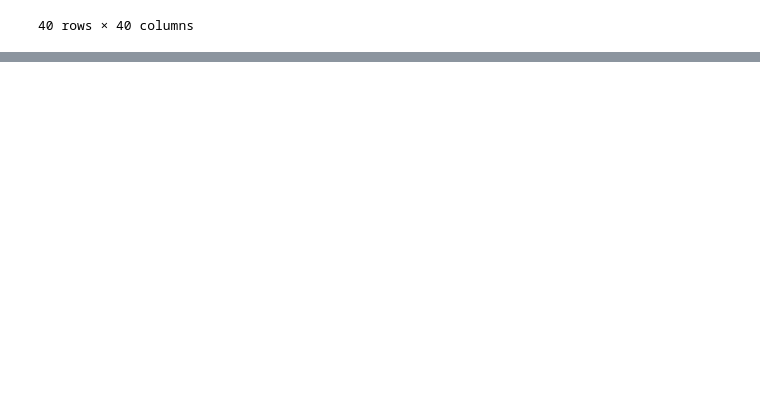
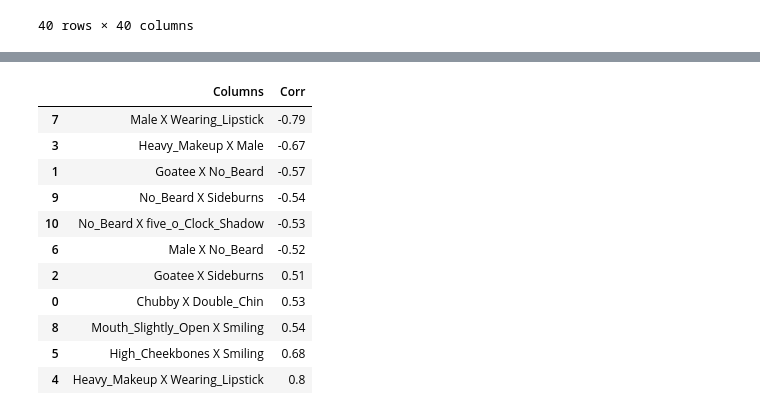
Before and after one commit to hrifanov/ml_project, a Jupyter notebook: Sprint_3/Explanatory_an_pic_attr/explanatory_analysis.ipynb, the cells around one changed output, grey strips where cells are left out. Cells and saved outputs as stored; diff of their text form; code cells hidden in the pictures; blank space fills up the shorter version.

```diff
--- a/Sprint_3/Explanatory_an_pic_attr/explanatory_analysis.ipynb
+++ b/Sprint_3/Explanatory_an_pic_attr/explanatory_analysis.ipynb
@@ -131,0 +154,34 @@ fig.colorbar(cax).ax.tick_params(labelsize = 12)
+# %%
+#Setting limit for "being correlated"
+treshold = 0.50
+
+#Dictionary to store the significantly correlated variables
+results = {}
+
+for i in range(len(corr_df)):
+    for j in range(len(corr_df)):
+        key_name = str(corr_df.columns[i]) + ' X ' + str(corr_df.columns[j])
+        duplicate_name = str(corr_df.columns[j]) + ' X ' + str(corr_df.columns[i])
+        if abs(corr_df.values[i,j]) > treshold and abs(corr_df.values[i,j]) != 1 and not(duplicate_name in results):
+            results[key_name] = corr_df.values[i,j]
+            #print(str(corr_df.columns[i]) + ' X ' + str(corr_df.columns[j]) + ' ... ' + str(corr_df.values[i,j]))
+# %%
+#Putting the dictionary into a dataframe and sorting
+result_corr_df = pd.DataFrame(data=[results.keys(), results.values()], index=['Columns', 'Corr'])
+result_corr_df = result_corr_df.transpose()
+result_corr_df.sort_values(by='Corr', inplace=True)
+
+result_corr_df
+# %% [output]
+|  | Columns | Corr |
+| 7 | Male X Wearing_Lipstick | -0.79 |
+| 3 | Heavy_Makeup X Male | -0.67 |
+| 1 | Goatee X No_Beard | -0.57 |
+| 9 | No_Beard X Sideburns | -0.54 |
+| 10 | No_Beard X five_o_Clock_Shadow | -0.53 |
+| 6 | Male X No_Beard | -0.52 |
+| 2 | Goatee X Sideburns | 0.51 |
+| 0 | Chubby X Double_Chin | 0.53 |
+| 8 | Mouth_Slightly_Open X Smiling | 0.54 |
+| 5 | High_Cheekbones X Smiling | 0.68 |
+| 4 | Heavy_Makeup X Wearing_Lipstick | 0.8 |
```
Also changed, not shown: parts of 14 cells of this notebook.
